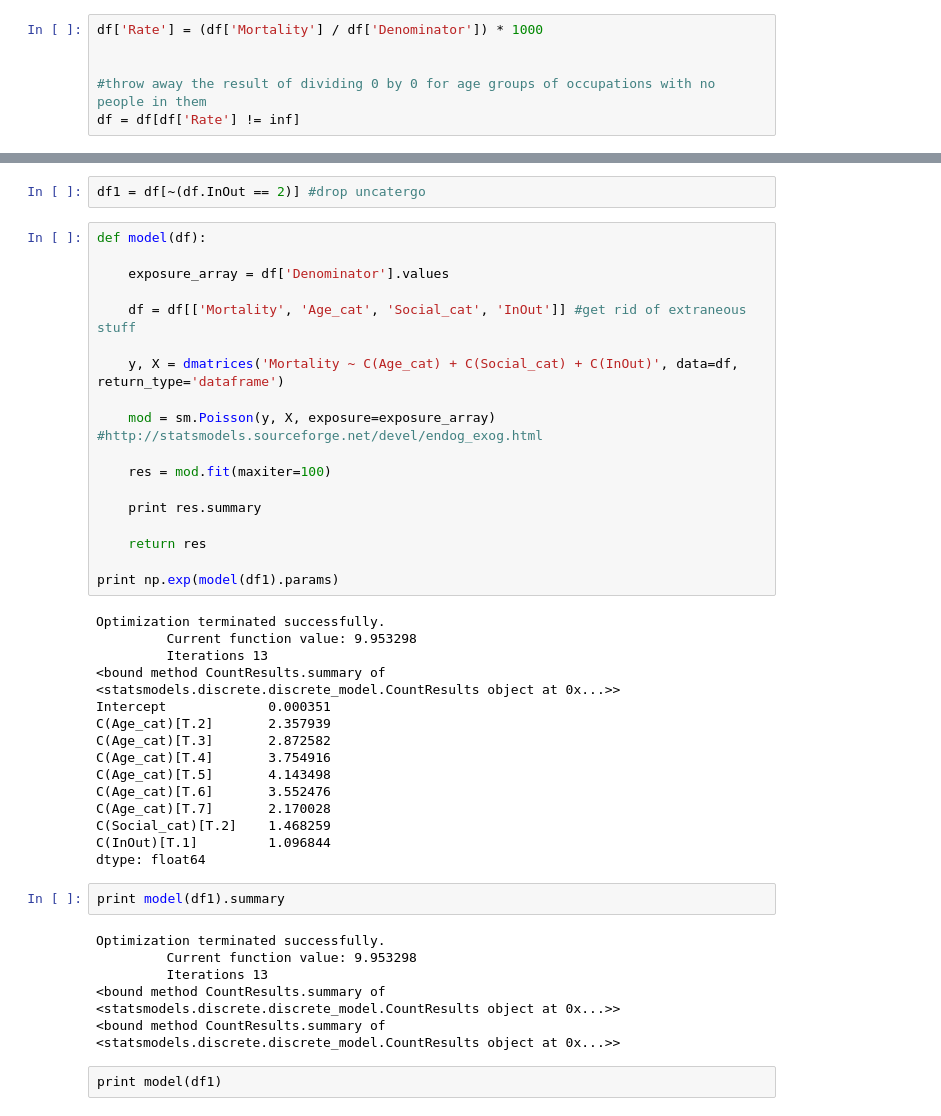
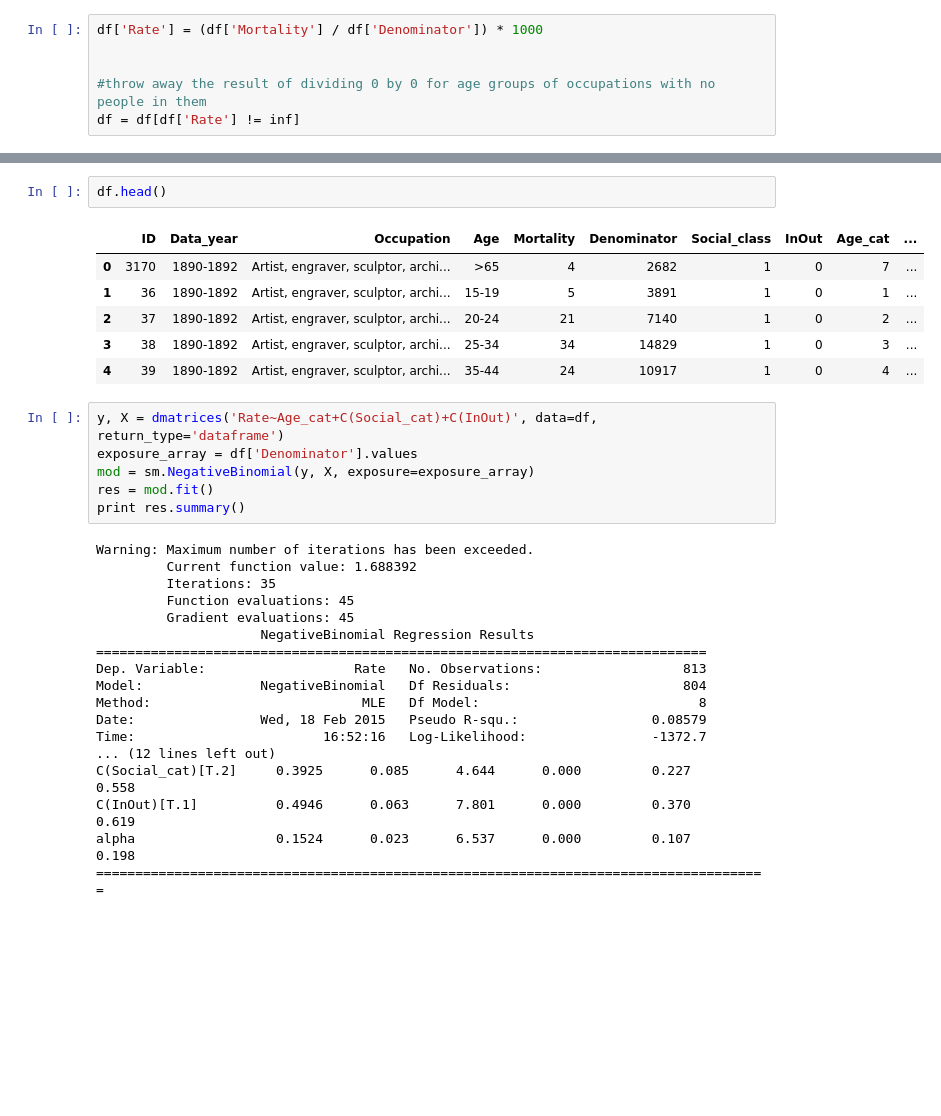
Before and after one commit to drcjar/saaas, a Jupyter notebook: saaas.ipynb, the cells around one changed output, grey strips where cells are left out. Drawn from its saved outputs; the diff is of its cells as text; blank space fills up the shorter version.

```diff
--- a/saaas.ipynb
+++ b/saaas.ipynb
@@ -134,46 +209,34 @@ Age_cat
 Name: Denominator, dtype: int64
-# %%
-df1 = df[~(df.InOut == 2)] #drop uncatergo
+# %%
+df.head()
+# %% [output]
+|  | ID | Data_year | Occupation | Age | Mortality | Denominator | Social_class | InOut | Age_cat | ... |
+| 0 | 3170 | 1890-1892 | Artist, engraver, sculptor, archi... | >65 | 4 | 2682 | 1 | 0 | 7 | ... |
+| 1 | 36 | 1890-1892 | Artist, engraver, sculptor, archi... | 15-19 | 5 | 3891 | 1 | 0 | 1 | ... |
+| 2 | 37 | 1890-1892 | Artist, engraver, sculptor, archi... | 20-24 | 21 | 7140 | 1 | 0 | 2 | ... |
+| 3 | 38 | 1890-1892 | Artist, engraver, sculptor, archi... | 25-34 | 34 | 14829 | 1 | 0 | 3 | ... |
+| 4 | 39 | 1890-1892 | Artist, engraver, sculptor, archi... | 35-44 | 24 | 10917 | 1 | 0 | 4 | ... |
 # %%
-def model(df):
-
-    exposure_array = df['Denominator'].values
-
-    df = df[['Mortality', 'Age_cat', 'Social_cat', 'InOut']] #get rid of extraneous stuff
-
-    y, X = dmatrices('Mortality ~ C(Age_cat) + C(Social_cat) + C(InOut)', data=df, return_type='dataframe')
-
-    mod = sm.Poisson(y, X, exposure=exposure_array) #http://statsmodels.sourceforge.net/devel/endog_exog.html
-
-    res = mod.fit(maxiter=100)
-
-    print res.summary
-
-    return res
-
-print np.exp(model(df1).params)
+y, X = dmatrices('Rate~Age_cat+C(Social_cat)+C(InOut)', data=df, return_type='dataframe')
+exposure_array = df['Denominator'].values
+mod = sm.NegativeBinomial(y, X, exposure=exposure_array)
+res = mod.fit()
+print res.summary()
 # %% [output]
-Optimization terminated successfully.
-         Current function value: 9.953298
-         Iterations 13
-<bound method CountResults.summary of <statsmodels.discrete.discrete_model.CountResults object at 0x...>>
-Intercept             0.000351
-C(Age_cat)[T.2]       2.357939
-C(Age_cat)[T.3]       2.872582
-C(Age_cat)[T.4]       3.754916
-C(Age_cat)[T.5]       4.143498
-C(Age_cat)[T.6]       3.552476
-C(Age_cat)[T.7]       2.170028
-C(Social_cat)[T.2]    1.468259
-C(InOut)[T.1]         1.096844
-dtype: float64
+Warning: Maximum number of iterations has been exceeded.
+         Current function value: 1.688392
+         Iterations: 35
+         Function evaluations: 45
+         Gradient evaluations: 45
+                     NegativeBinomial Regression Results
+==============================================================================
+Dep. Variable:                   Rate   No. Observations:                  813
+Model:               NegativeBinomial   Df Residuals:                      804
+Method:                           MLE   Df Model:                            8
+Date:                Wed, 18 Feb 2015   Pseudo R-squ.:                 0.08579
+Time:                        16:52:16   Log-Likelihood:                -1372.7
+... (12 lines left out)
+C(Social_cat)[T.2]     0.3925      0.085      4.644      0.000         0.227     0.558
+C(InOut)[T.1]          0.4946      0.063      7.801      0.000         0.370     0.619
+alpha                  0.1524      0.023      6.537      0.000         0.107     0.198
+======================================================================================
-# %%
-print model(df1).summary
-# %% [output]
-Optimization terminated successfully.
-         Current function value: 9.953298
-         Iterations 13
-<bound method CountResults.summary of <statsmodels.discrete.discrete_model.CountResults object at 0x...>>
-<bound method CountResults.summary of <statsmodels.discrete.discrete_model.CountResults object at 0x...>>
-# %% [raw]
-print model(df1)
```
Also changed, not shown: parts of 34 cells of this notebook, 6 other files.
